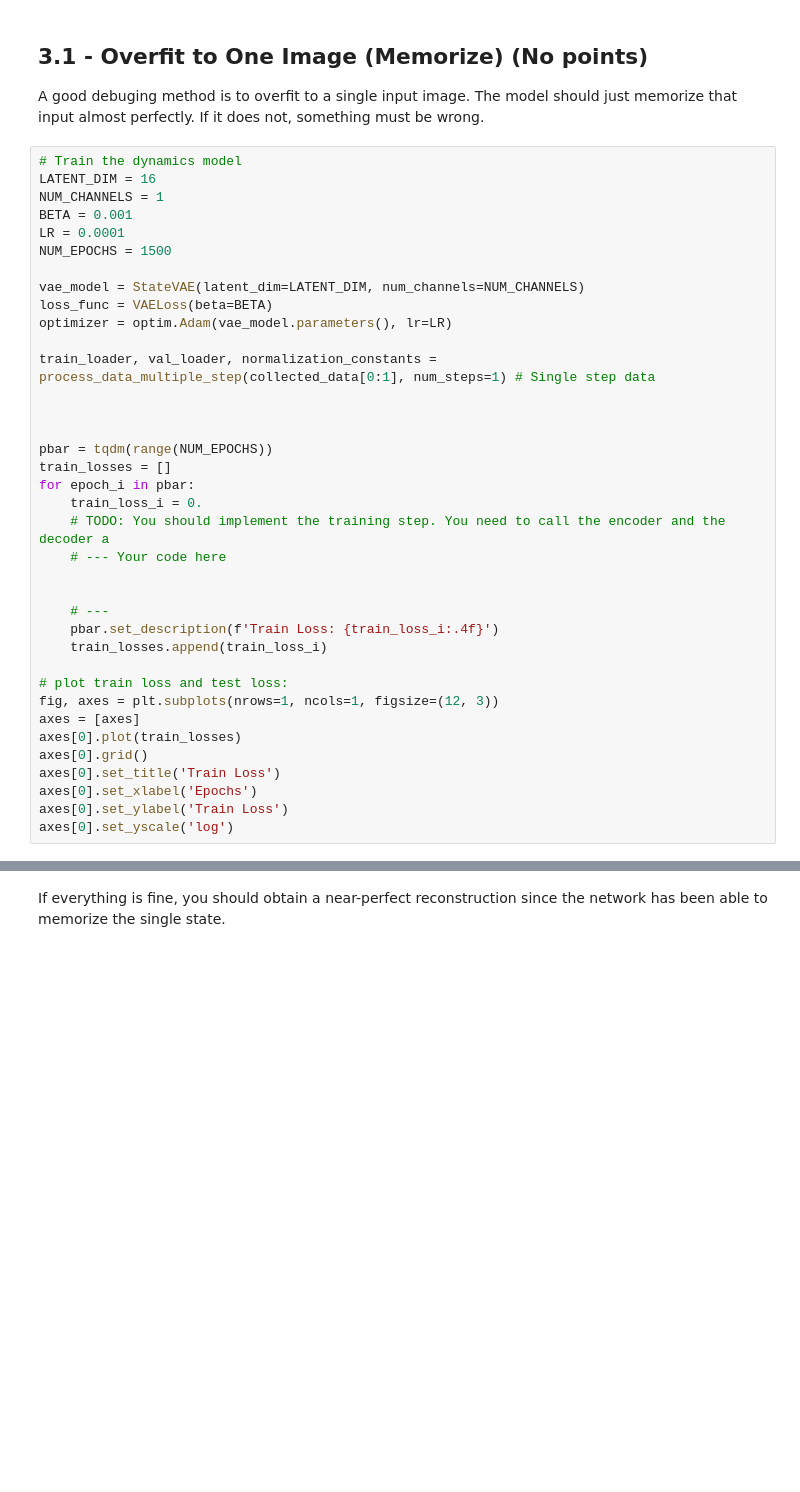
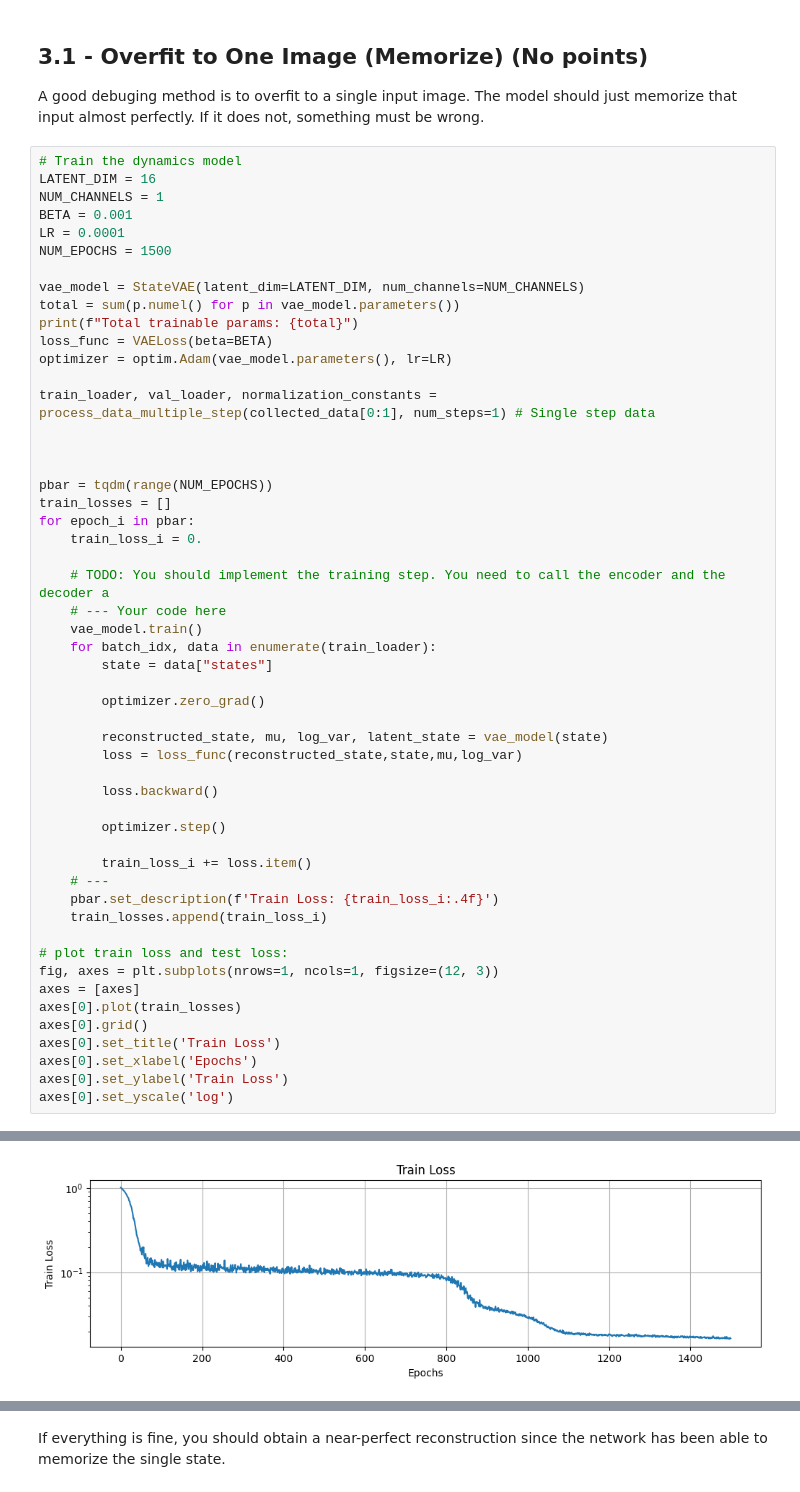
Before and after one commit to Jinjaguo/ROB599-Robot-learning, a Jupyter notebook: HW5/ROB498_hw5.ipynb, the cells around one changed output, grey strips where cells are left out. Saved outputs shown, nothing was run; the diff lists cells and outputs as text; blank space fills up the shorter version.

```diff
--- a/HW5/ROB498_hw5.ipynb
+++ b/HW5/ROB498_hw5.ipynb
@@ -337,6 +338,8 @@ LR = 0.0001
 NUM_EPOCHS = 1500
 
 vae_model = StateVAE(latent_dim=LATENT_DIM, num_channels=NUM_CHANNELS)
+total = sum(p.numel() for p in vae_model.parameters())
+print(f"Total trainable params: {total}")
 loss_func = VAELoss(beta=BETA)
 optimizer = optim.Adam(vae_model.parameters(), lr=LR)
 
@@ -348,10 +351,23 @@ pbar = tqdm(range(NUM_EPOCHS))
 train_losses = []
 for epoch_i in pbar:
     train_loss_i = 0.
+
     # TODO: You should implement the training step. You need to call the encoder and the decoder a
     # --- Your code here
+    vae_model.train()
+    for batch_idx, data in enumerate(train_loader):
+        state = data["states"]
 
+        optimizer.zero_grad()
 
+        reconstructed_state, mu, log_var, latent_state = vae_model(state)
+        loss = loss_func(reconstructed_state,state,mu,log_var)
+
+        loss.backward()
+
+        optimizer.step()
+
+        train_loss_i += loss.item()
     # ---
     pbar.set_description(f'Train Loss: {train_loss_i:.4f}')
     train_losses.append(train_loss_i)
@@ -365,3 +381,4 @@ axes[0].set_title('Train Loss')
 axes[0].set_xlabel('Epochs')
 axes[0].set_ylabel('Train Loss')
 axes[0].set_yscale('log')
+# %% [output]
@@ -368,3 +386,4 @@ axes[0].set_yscale('log')
+[figure, added]
 # %%
 # Visualize the state and its reconstruction:
 vae_model.eval()
```
Also changed, not shown: parts of 17 cells of this notebook, 7 other files.
